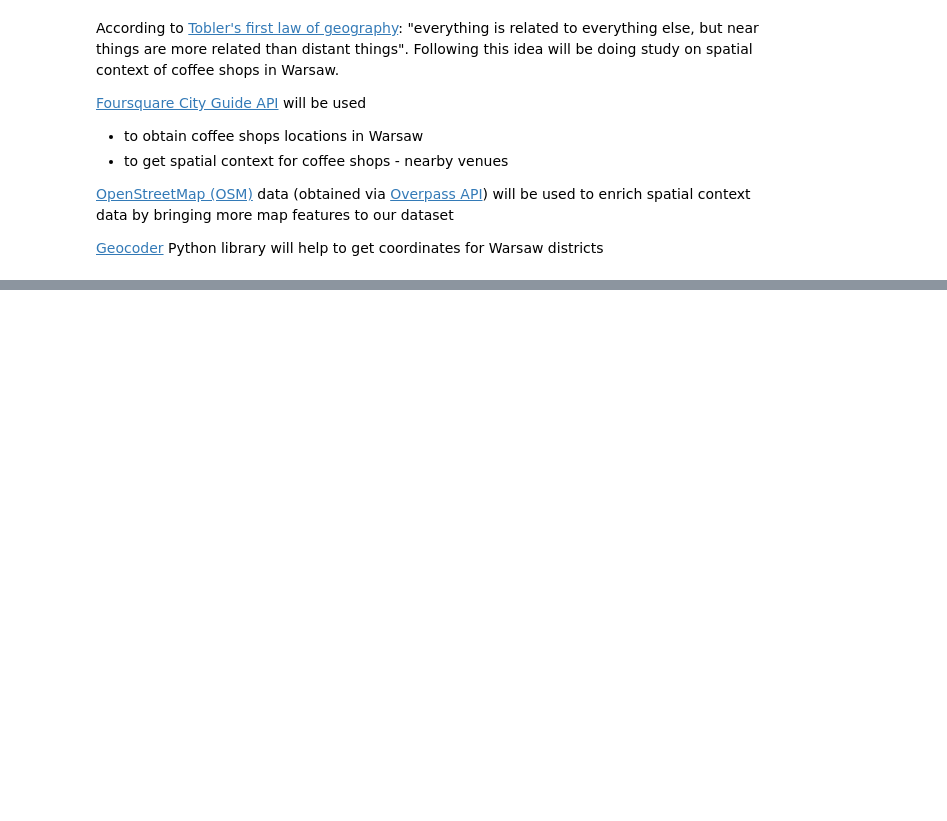
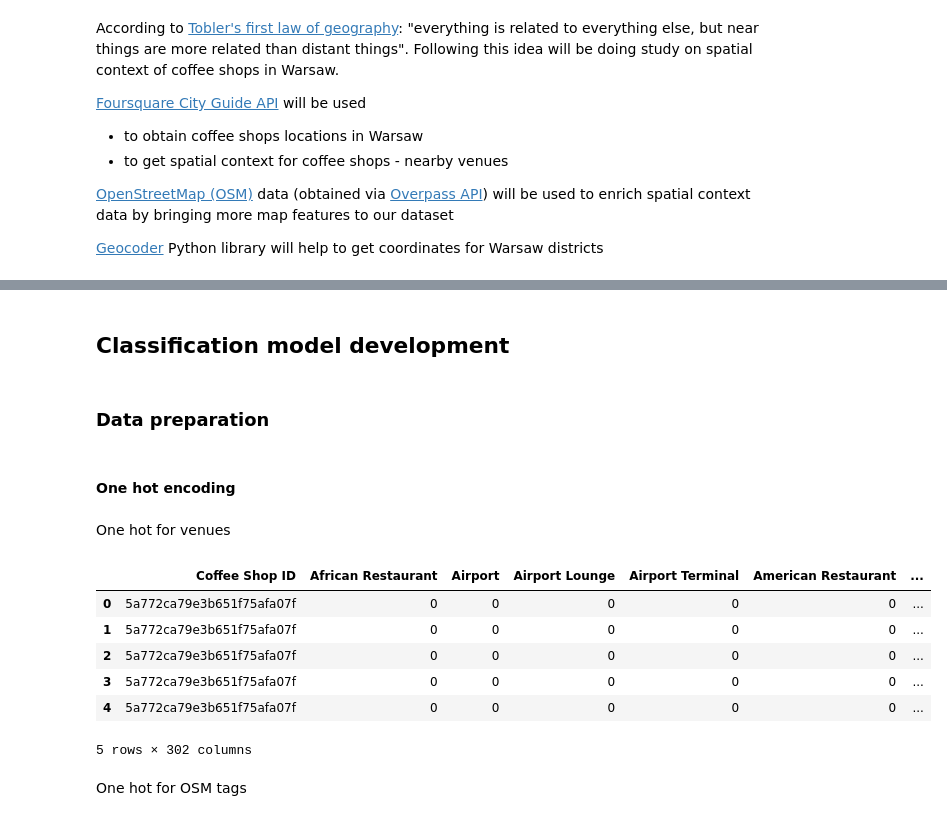
Before and after one commit to maxgaf/ds-studies, a Jupyter notebook: The_Battle_of_Coffee_Shops.ipynb, the cells around one changed output, grey strips where cells are left out. Drawn from its saved outputs; the diff is of its cells as text; code cells hidden in the pictures; blank space fills up the shorter version.

```diff
--- a/The_Battle_of_Coffee_Shops.ipynb
+++ b/The_Battle_of_Coffee_Shops.ipynb
@@ -42,0 +197,6 @@ Following this idea will be doing study on spatial context of coffee shops in Wa
+# %%
+#let's remove duplicates
+coffee_shops.drop_duplicates(subset=['Coffee Shop ID'], inplace=True)
+coffee_shops.reset_index(inplace=True)
+# %%
+coffee_shops = coffee_shops[['Coffee Shop', 'Coffee Shop ID', 'Coffee Shop Latitude', 'Coffee Shop Longitude']]
@@ -42,0 +258,5 @@ Following this idea will be doing study on spatial context of coffee shops in Wa
+# %%
+venues = getNearbyVenues(names=coffee_shops['Coffee Shop'], ids=coffee_shops['Coffee Shop ID'],
+                                   latitudes=coffee_shops['Coffee Shop Latitude'],
+                                   longitudes=coffee_shops['Coffee Shop Longitude']
+                                  )
@@ -42,0 +619,29 @@ Following this idea will be doing study on spatial context of coffee shops in Wa
+# %% [markdown]
+## <a name="model"></a>Classification model development
+# %% [markdown]
+### <a name="preparation"></a>Data preparation
+# %% [markdown]
+#### One hot encoding
+# %% [markdown]
+One hot for venues
+# %%
+venues_onehot = pd.get_dummies(venues[['Venue Category']], prefix="", prefix_sep="")
+# %%
+# add Coffee Shop ID column back to dataframe
+venues_onehot['Coffee Shop ID'] = venues['Coffee Shop ID']
+
+# move Coffee Shop ID column to the first column
+fixed_columns = [venues_onehot.columns[-1]] + list(venues_onehot.columns[:-1])
+venues_onehot = venues_onehot[fixed_columns]
+
+venues_onehot.head()
+# %% [output]
+|  | Coffee Shop ID | African Restaurant | Airport | Airport Lounge | Airport Terminal | American Restaurant | ... |
+| 0 | 5a772ca79e3b651f75afa07f | 0 | 0 | 0 | 0 | 0 | ... |
+| 1 | 5a772ca79e3b651f75afa07f | 0 | 0 | 0 | 0 | 0 | ... |
+| 2 | 5a772ca79e3b651f75afa07f | 0 | 0 | 0 | 0 | 0 | ... |
+| 3 | 5a772ca79e3b651f75afa07f | 0 | 0 | 0 | 0 | 0 | ... |
+| 4 | 5a772ca79e3b651f75afa07f | 0 | 0 | 0 | 0 | 0 | ... |
+5 rows × 302 columns
+# %% [markdown]
+One hot for OSM tags
```
Also changed, not shown: parts of 206 cells of this notebook.
